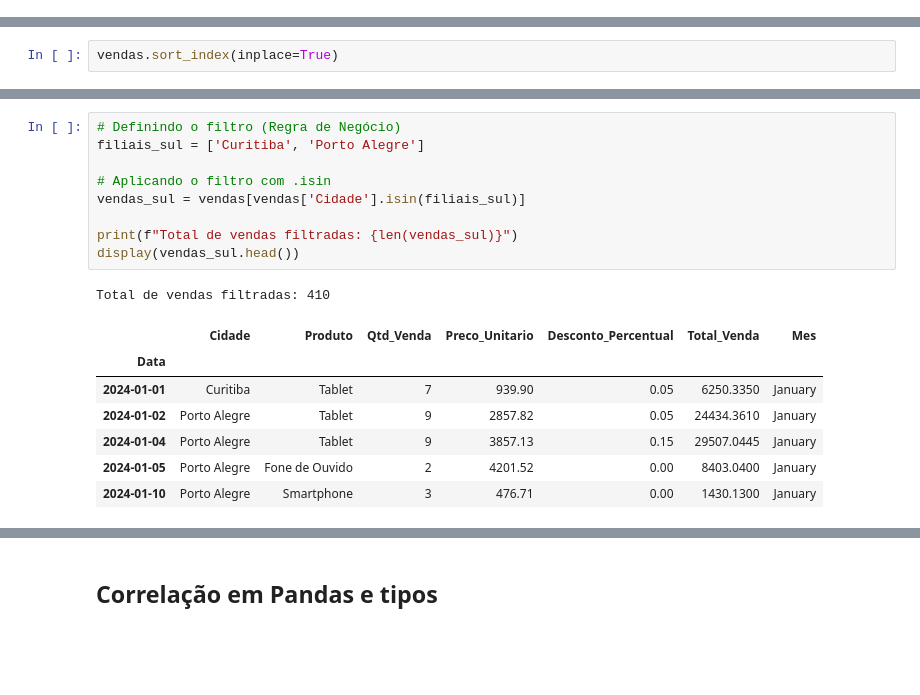
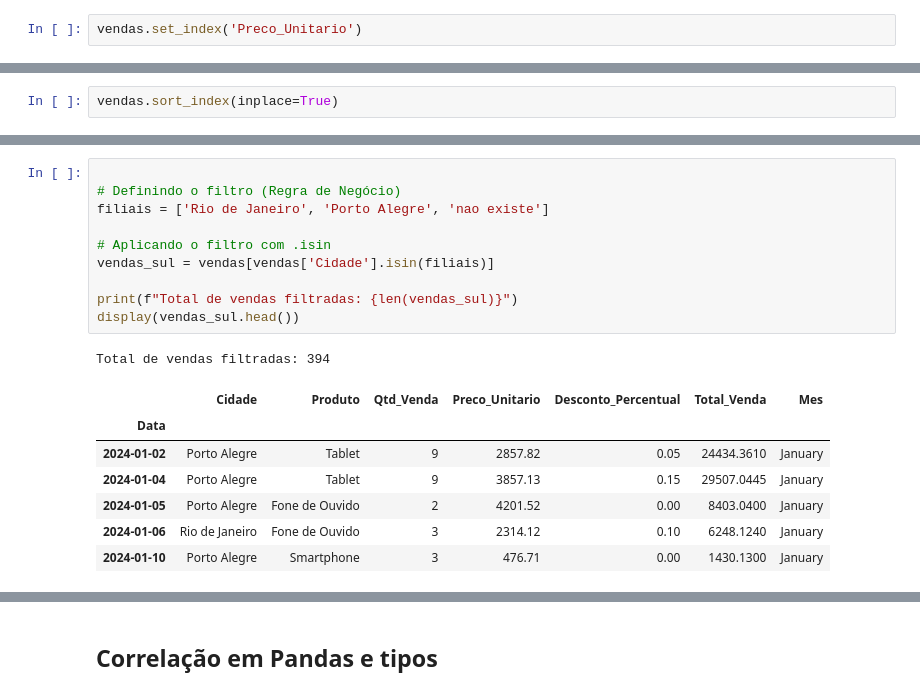
Before and after one commit to Alissonfelipe1234/trilha_dados_agibank, a Jupyter notebook: Modulo 2/Aula 6/index.ipynb, the cells around one changed output, grey strips where cells are left out. Cells and saved outputs as stored; diff of their text form; blank space fills up the shorter version.

```diff
--- a/Modulo 2/Aula 6/index.ipynb
+++ b/Modulo 2/Aula 6/index.ipynb
@@ -15,2 +16,4 @@ df.to_csv('vendas_varejo.csv')
 vendas = pd.read_csv('vendas_varejo.csv', parse_dates=['Data'])
 vendas.set_index('Data', inplace=True)
+# %%
+vendas.set_index('Preco_Unitario')
@@ -72,20 +141,21 @@ vendas.loc[:, ['Produto', 'Cidade', 'Total_Venda']].head()
 # %%
+
 # Definindo o filtro (Regra de Negócio)
-filiais_sul = ['Curitiba', 'Porto Alegre']
+filiais = ['Rio de Janeiro', 'Porto Alegre', 'nao existe']
 
 # Aplicando o filtro com .isin
-vendas_sul = vendas[vendas['Cidade'].isin(filiais_sul)]
+vendas_sul = vendas[vendas['Cidade'].isin(filiais)]
 
 print(f"Total de vendas filtradas: {len(vendas_sul)}")
 display(vendas_sul.head())
 # %% [output]
-Total de vendas filtradas: 410
+Total de vendas filtradas: 394
 |  | Cidade | Produto | Qtd_Venda | Preco_Unitario | Desconto_Percentual | Total_Venda | Mes |
 | Data |  |  |  |  |  |  |  |
-| 2024-01-01 | Curitiba | Tablet | 7 | 939.90 | 0.05 | 6250.3350 | January |
 | 2024-01-02 | Porto Alegre | Tablet | 9 | 2857.82 | 0.05 | 24434.3610 | January |
 | 2024-01-04 | Porto Alegre | Tablet | 9 | 3857.13 | 0.15 | 29507.0445 | January |
 | 2024-01-05 | Porto Alegre | Fone de Ouvido | 2 | 4201.52 | 0.00 | 8403.0400 | January |
+| 2024-01-06 | Rio de Janeiro | Fone de Ouvido | 3 | 2314.12 | 0.10 | 6248.1240 | January |
 | 2024-01-10 | Porto Alegre | Smartphone | 3 | 476.71 | 0.00 | 1430.1300 | January |
 # %%
 # Criando a "Máscara Booleana" (Verdadeiro/Falso)
```
Also changed, not shown: parts of 20 cells of this notebook, 2 other files.
